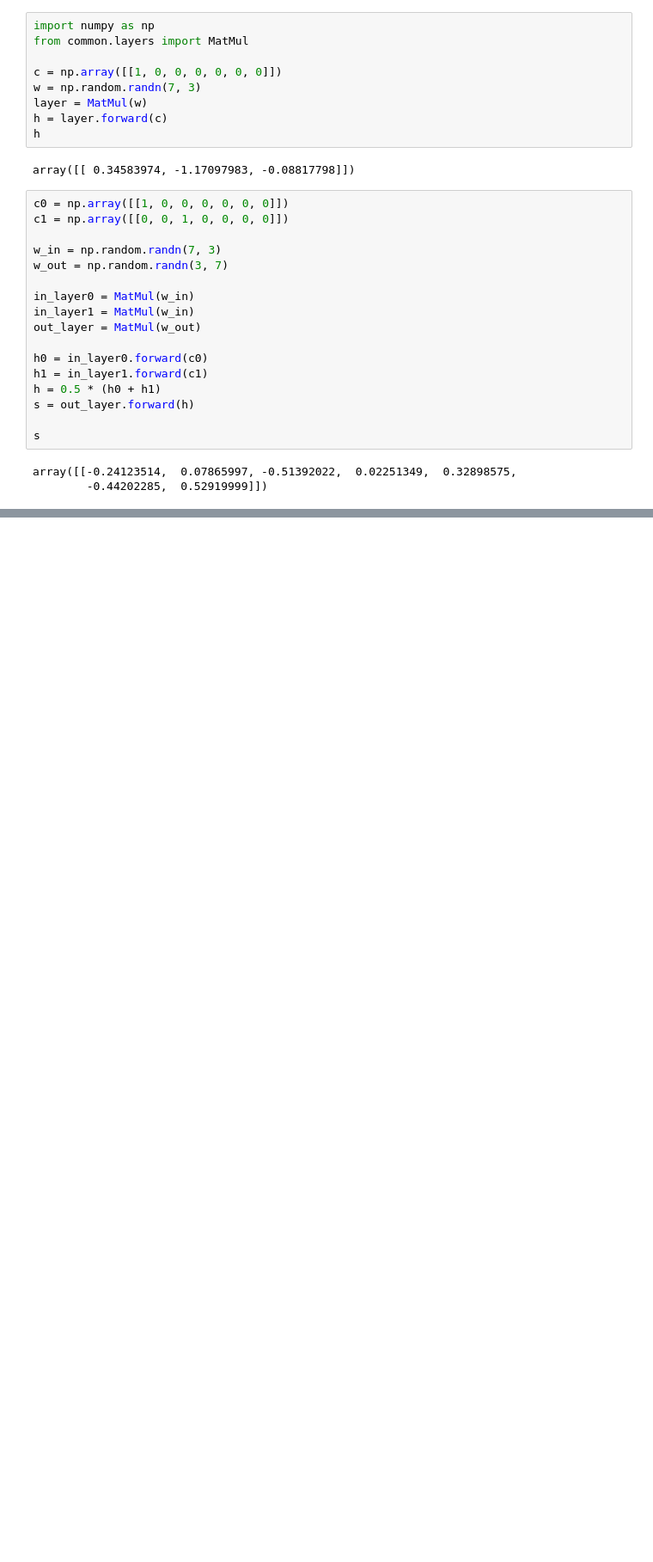
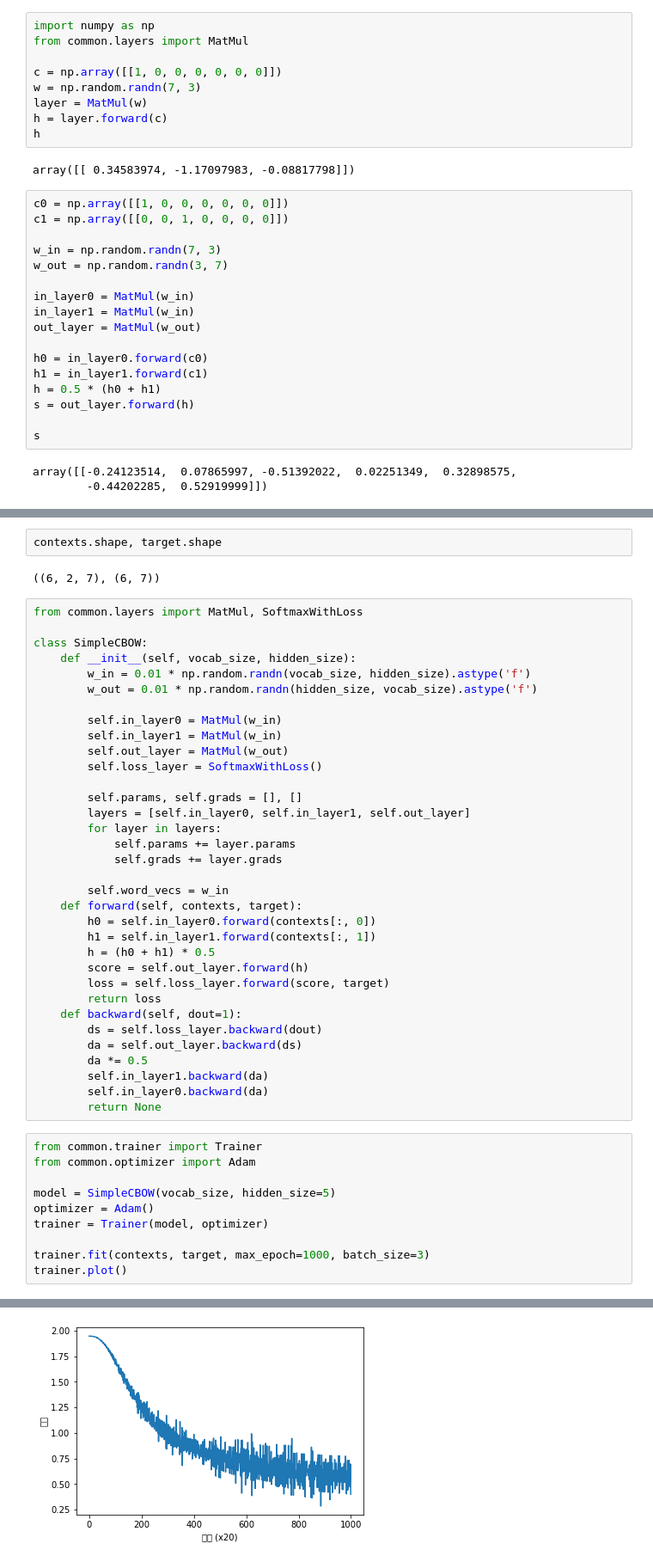
Before and after one commit to sinjy1203/Deep-Learning-from-Scratch, a Jupyter notebook: ch03_word2vec.ipynb, the cells around one changed output, grey strips where cells are left out. Shown at 86% size. Drawn from its saved outputs; the diff is of its cells as text; blank space fills up the shorter version.

```diff
--- a/ch03_word2vec.ipynb
+++ b/ch03_word2vec.ipynb
@@ -31,0 +84,49 @@ array([[-0.24123514,  0.07865997, -0.51392022,  0.02251349,  0.32898575,
+# %%
+contexts.shape, target.shape
+# %% [output]
+((6, 2, 7), (6, 7))
+# %%
+from common.layers import MatMul, SoftmaxWithLoss
+
+class SimpleCBOW:
+    def __init__(self, vocab_size, hidden_size):
+        w_in = 0.01 * np.random.randn(vocab_size, hidden_size).astype('f')
+        w_out = 0.01 * np.random.randn(hidden_size, vocab_size).astype('f')
+
+        self.in_layer0 = MatMul(w_in)
+        self.in_layer1 = MatMul(w_in)
+        self.out_layer = MatMul(w_out)
+        self.loss_layer = SoftmaxWithLoss()
+
+        self.params, self.grads = [], []
+        layers = [self.in_layer0, self.in_layer1, self.out_layer]
+        for layer in layers:
+            self.params += layer.params
+            self.grads += layer.grads
+
+        self.word_vecs = w_in
+    def forward(self, contexts, target):
+        h0 = self.in_layer0.forward(contexts[:, 0])
+        h1 = self.in_layer1.forward(contexts[:, 1])
+        h = (h0 + h1) * 0.5
+        score = self.out_layer.forward(h)
+        loss = self.loss_layer.forward(score, target)
+        return loss
+    def backward(self, dout=1):
+        ds = self.loss_layer.backward(dout)
+        da = self.out_layer.backward(ds)
+        da *= 0.5
+        self.in_layer1.backward(da)
+        self.in_layer0.backward(da)
+        return None
+# %%
+from common.trainer import Trainer
+from common.optimizer import Adam
+
+model = SimpleCBOW(vocab_size, hidden_size=5)
+optimizer = Adam()
+trainer = Trainer(model, optimizer)
+
+trainer.fit(contexts, target, max_epoch=1000, batch_size=3)
+trainer.plot()
+# %% [output]
@@ -31,0 +150 @@ array([[-0.24123514,  0.07865997, -0.51392022,  0.02251349,  0.32898575,
+[figure, added]
```
Also changed, not shown: parts of 10 cells of this notebook.
